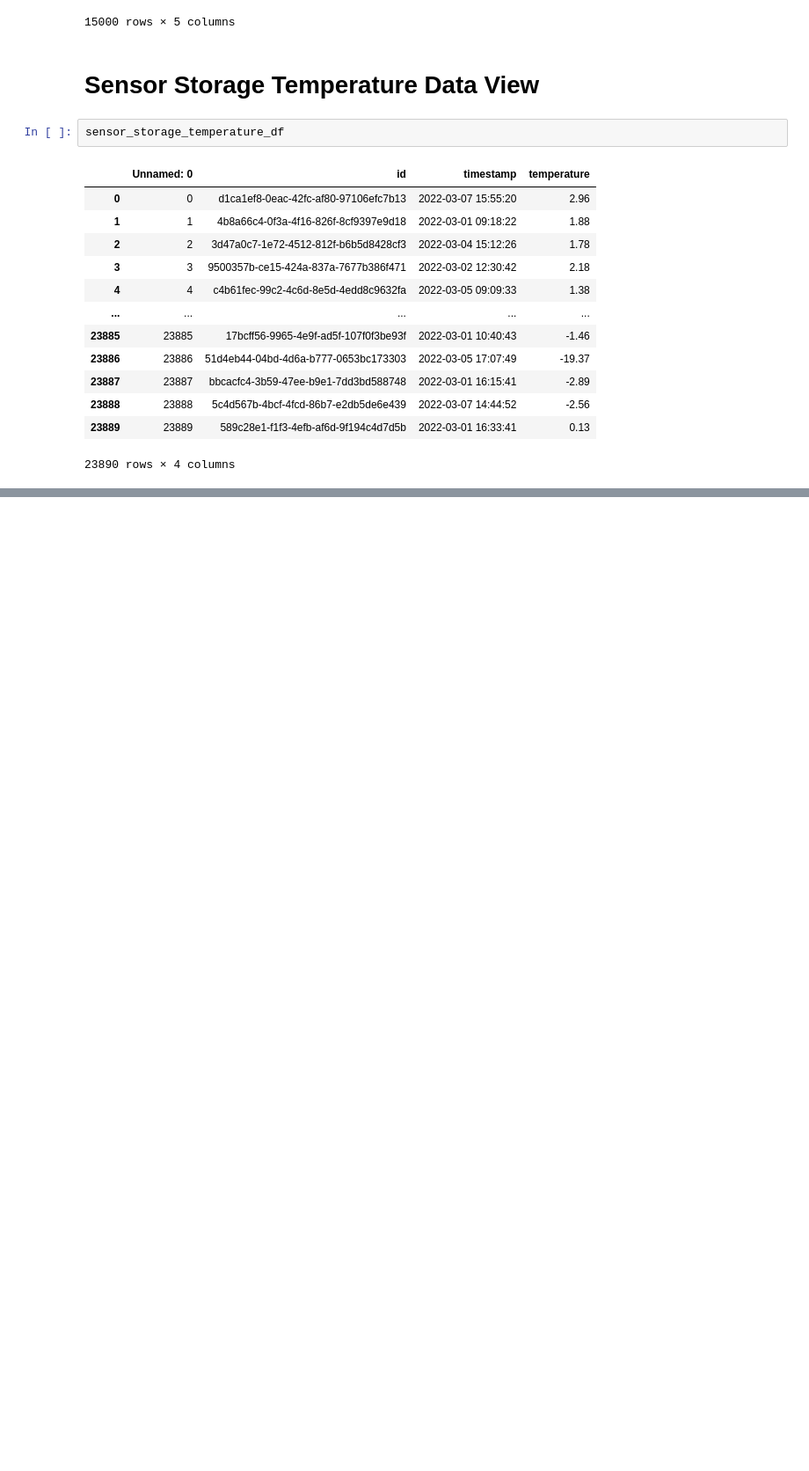
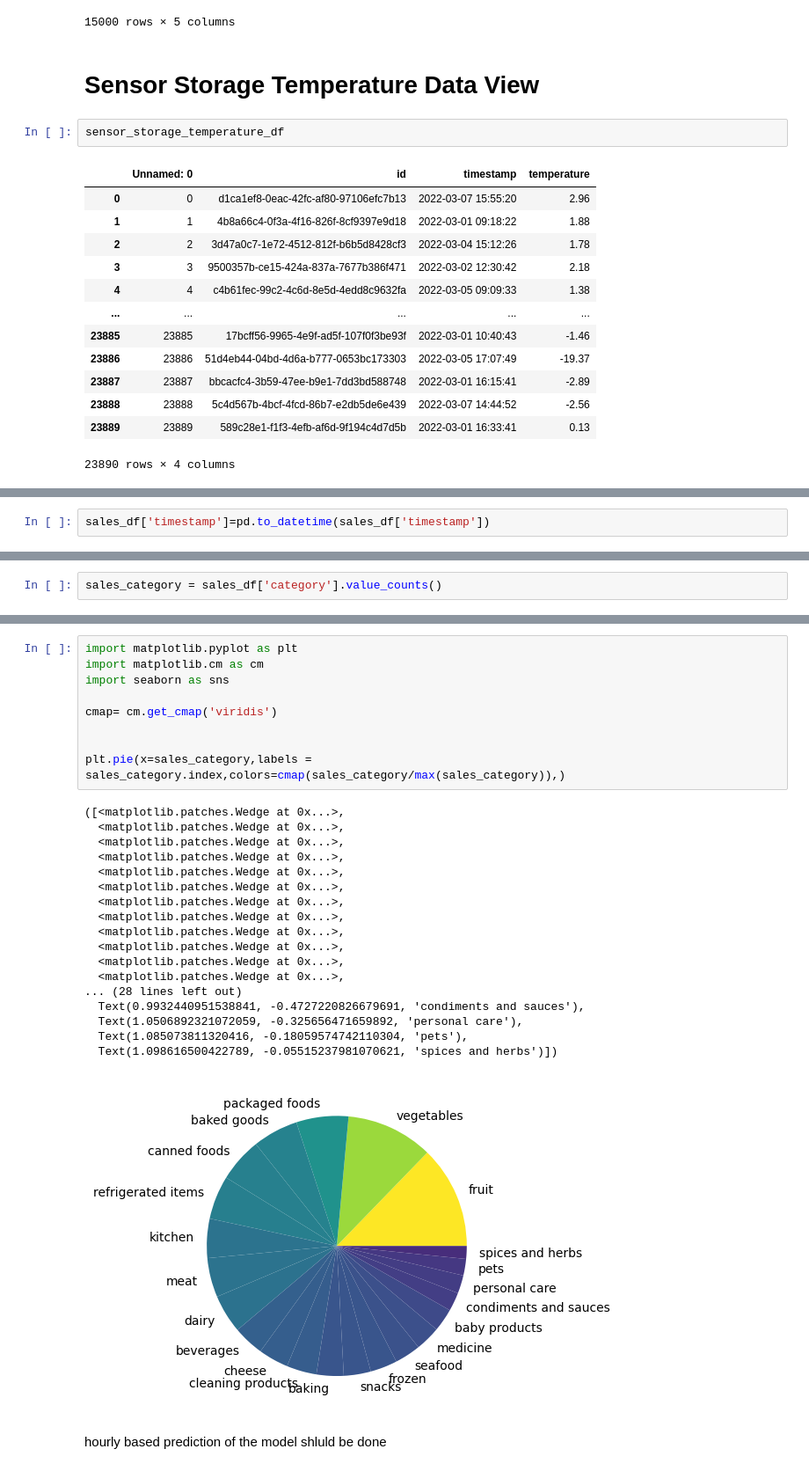
Before and after one commit to aaryansinha15/cognizant_ai_forage_self, a Jupyter notebook: work/preprocessing.ipynb, the cells around one changed output, grey strips where cells are left out. Shown at 88% size. Drawn from its saved outputs; the diff is of its cells as text; blank space fills up the shorter version.

Commit message:
model creation to do

```diff
--- a/work/preprocessing.ipynb
+++ b/work/preprocessing.ipynb
@@ -72,0 +141,2 @@ sensor_storage_temperature_df
+# %%
+sales_df['timestamp']=pd.to_datetime(sales_df['timestamp'])
@@ -72,0 +196,2 @@ sensor_storage_temperature_df
+# %%
+sales_category = sales_df['category'].value_counts()
@@ -72,0 +218,30 @@ sensor_storage_temperature_df
+# %%
+import matplotlib.pyplot as plt
+import matplotlib.cm as cm
+import seaborn as sns
+
+cmap= cm.get_cmap('viridis')
+
+
+plt.pie(x=sales_category,labels = sales_category.index,colors=cmap(sales_category/max(sales_category)),)
+# %% [output]
+([<matplotlib.patches.Wedge at 0x...>,
+  <matplotlib.patches.Wedge at 0x...>,
+  <matplotlib.patches.Wedge at 0x...>,
+  <matplotlib.patches.Wedge at 0x...>,
+  <matplotlib.patches.Wedge at 0x...>,
+  <matplotlib.patches.Wedge at 0x...>,
+  <matplotlib.patches.Wedge at 0x...>,
+  <matplotlib.patches.Wedge at 0x...>,
+  <matplotlib.patches.Wedge at 0x...>,
+  <matplotlib.patches.Wedge at 0x...>,
+  <matplotlib.patches.Wedge at 0x...>,
+  <matplotlib.patches.Wedge at 0x...>,
+... (28 lines left out)
+  Text(0.9932440951538841, -0.4727220826679691, 'condiments and sauces'),
+  Text(1.0506892321072059, -0.325656471659892, 'personal care'),
+  Text(1.085073811320416, -0.18059574742110304, 'pets'),
+  Text(1.098616500422789, -0.05515237981070621, 'spices and herbs')])
+[figure, added]
+# %% [markdown]
+hourly based prediction of the model shluld be done
```
Also changed, not shown: parts of 17 cells of this notebook.
